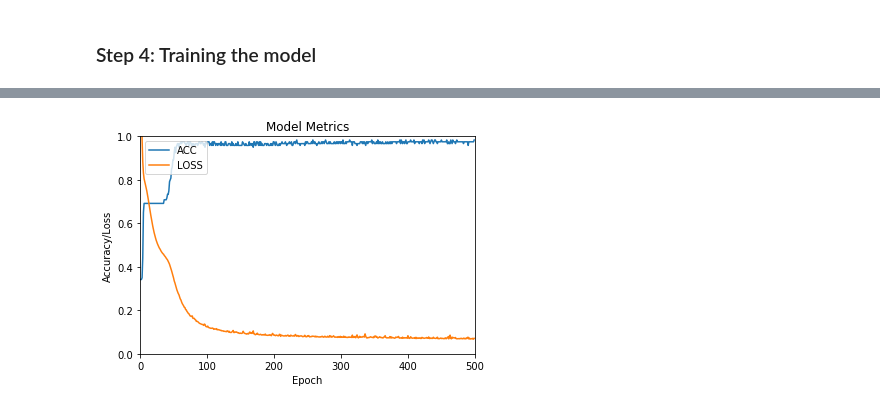
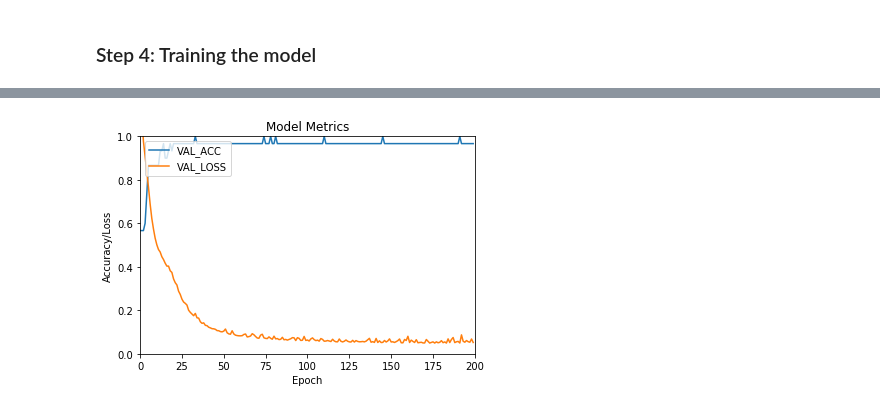
Before and after one commit to HarshCasper/NeoAlgo, a Jupyter notebook: Python/ml/Iris_Classifier_using_Keras.ipynb, the cells around one changed output, grey strips where cells are left out. Drawn from its saved outputs; the diff is of its cells as text; code cells hidden in the pictures.

```diff
--- a/Python/ml/Iris_Classifier_using_Keras.ipynb
+++ b/Python/ml/Iris_Classifier_using_Keras.ipynb
@@ -22,15 +18,28 @@ We recommend you upgrade now or ensure your notebook will continue to use Tensor
 ### Step 2: Loading and visualizing the data.* Seaborn:* Data Visualization library built on top of Matplotlib
 ### **Class 0:** Setosa **Class 1:** Versicolor **Class 2:** Virginica
 # %%
+import pandas as pd
 import seaborn as sb
 import matplotlib.pyplot as plt
+from sklearn.utils import shuffle
 iris = load_iris()
 iris_x = iris.data
 iris_y = iris.target
+
+iriss = pd.DataFrame(iris_x)
+iriss['target']=iris_y
+
+#shuffling the dataset
+iris_new = shuffle(iriss)
+iris_new.reset_index(drop=True)
+
+X = iris_new.iloc[:, 0:4].values
+y=iris_new.iloc[:, -1].values
+
 #(Sepal Length, Sepal Width, Petal Length, Petal Width)in centimeters
-print("Example of iris_x = {}".format(iris_x[0]))
+print("Example of training value = {}".format(X[0]))
 #(Target Class)
-print("Example of iris_y = {}".format(iris_y[0]))
+print("Example of target value = {}".format(y[0]))
 
 sb.pairplot(sb.load_dataset("iris"),hue='species')
 # %% [output]
@@ -41,9 +50,9 @@ Example of iris_y = 0
 # %%
 #Converting class vector from row vector to column vector
-print(iris_y.shape)
-iris_y = iris_y.reshape(-1,1)
-print(iris_y.shape)
-print(iris_x.shape)
+print(y.shape)
+y = y.reshape(-1,1)
+print(y.shape)
+print(X.shape)
 # %% [output]
 (150,)
 (150, 1)
@@ -52,0 +64,4 @@ print(iris_x.shape)
+# %%
+iris_ye = OneHotEncoder(sparse=False).fit_transform(y)
+train_x,test_x,train_y,test_y = train_test_split(X,iris_ye,test_size=0.2)
+print(train_y.shape)
@@ -90,4 +122,2 @@ In case you used a LabelEncoder before this OneHotEncoder to convert the categor
 # %% [markdown]
 ### Step 4: Training the model
-# %%
-history = iris_m.fit(train_x,train_y,verbose=1,batch_size=5,epochs=500)
@@ -145,12 +189,12 @@ weighted avg       1.00      1.00      1.00        30
 # %%
-plt.xlim(0,500)
+plt.xlim(0,200)
 plt.ylim(0.0,1.0)
-plt.plot(history.history['acc'])
-plt.plot(history.history['loss'])
+plt.plot(history.history['val_accuracy'])
+plt.plot(history.history['val_loss'])
 plt.title('Model Metrics')
 plt.ylabel('Accuracy/Loss')
 plt.xlabel('Epoch')
-plt.legend(['ACC', 'LOSS'], loc='upper left')
+plt.legend(['VAL_ACC', 'VAL_LOSS'], loc='upper left')
 plt.show()
 # %% [output]
-[figure, old version]
+[figure, new version]
```
Also changed, not shown: parts of 12 cells of this notebook.
